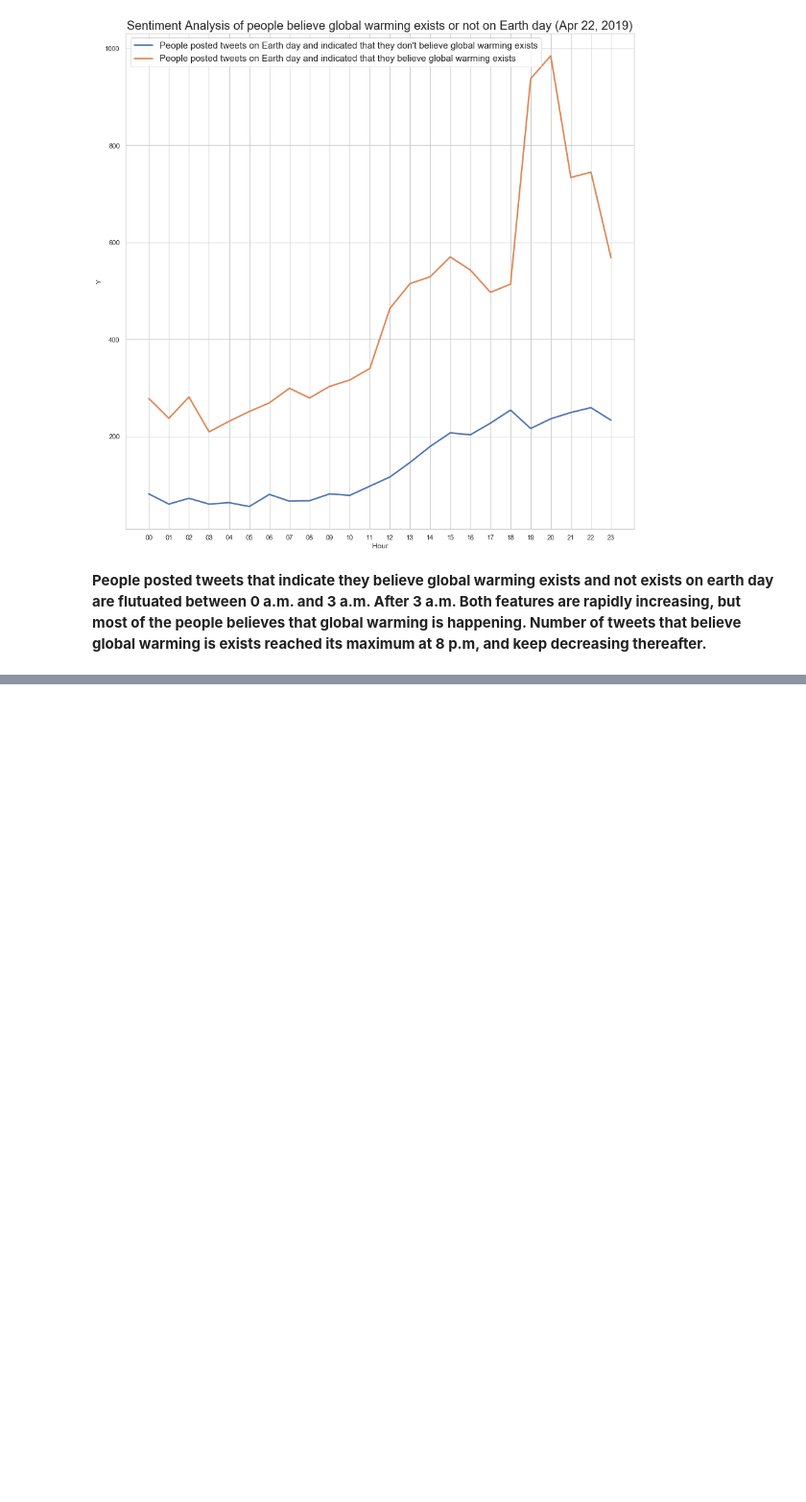
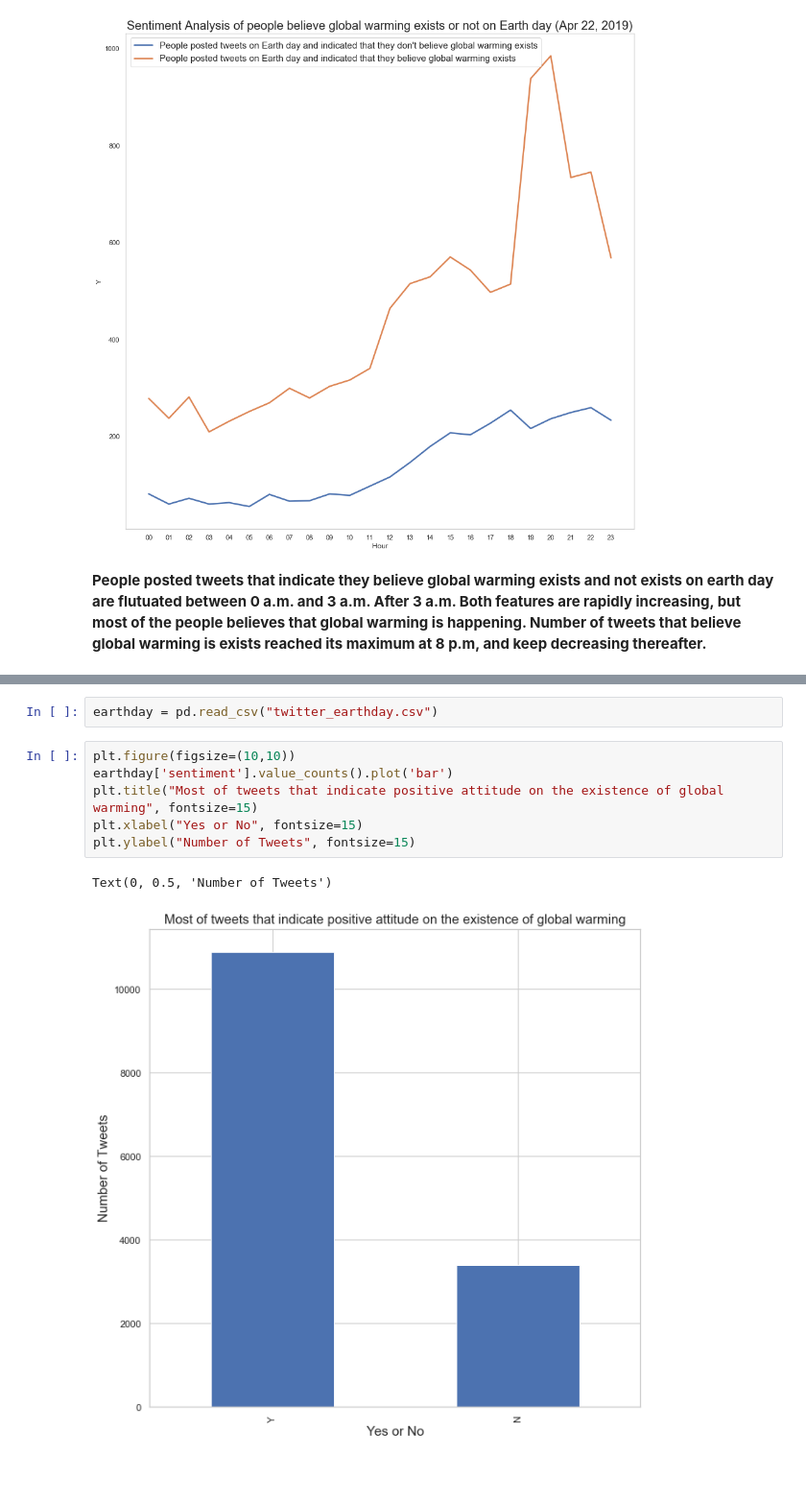
Before and after one commit to estellaleee/Global_warming_existance, a Jupyter notebook: dataVisualization.ipynb, the cells around one changed output, grey strips where cells are left out. Shown at 96% size. Saved outputs shown, nothing was run; the diff lists cells and outputs as text; blank space fills up the shorter version.

```diff
--- a/dataVisualization.ipynb
+++ b/dataVisualization.ipynb
@@ -549,0 +571,13 @@ Text(0.5, 1.0, 'Sentiment Analysis of people believe global warming exists or no
+# %%
+earthday = pd.read_csv("twitter_earthday.csv")
+# %%
+plt.figure(figsize=(10,10))
+earthday['sentiment'].value_counts().plot('bar')
+plt.title("Most of tweets that indicate positive attitude on the existence of global warming", fontsize=15)
+plt.xlabel("Yes or No", fontsize=15)
+plt.ylabel("Number of Tweets", fontsize=15)
+# %% [output]
+Text(0, 0.5, 'Number of Tweets')
+[figure, added]
+# %% [markdown]
+####
```
Also changed, not shown: parts of 15 cells of this notebook.
